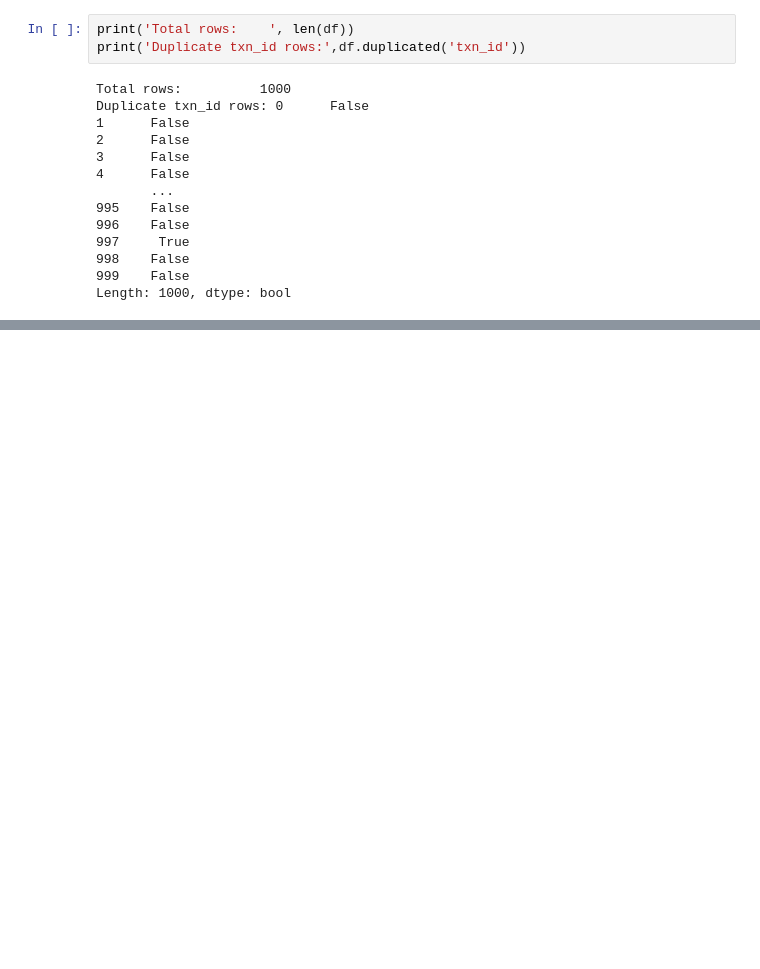
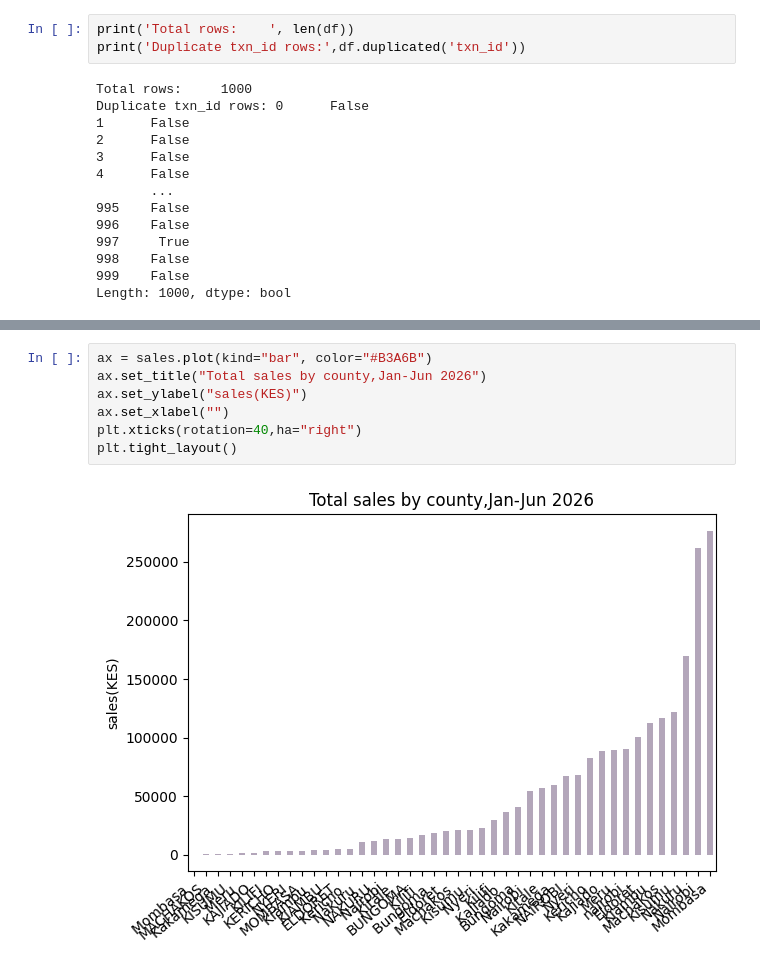
Before and after one commit to jwangui52-web/CDAV, a Jupyter notebook: Pandas2.ipynb, the cells around one changed output, grey strips where cells are left out. Drawn from its saved outputs; the diff is of its cells as text; blank space fills up the shorter version.

```diff
--- a/Pandas2.ipynb
+++ b/Pandas2.ipynb
@@ -235,0 +278,9 @@ print('unique counties BEFORE cleaning')
+# %%
+ax = sales.plot(kind="bar", color="#B3A6B")
+ax.set_title("Total sales by county,Jan-Jun 2026")
+ax.set_ylabel("sales(KES)")
+ax.set_xlabel("")
+plt.xticks(rotation=40,ha="right")
+plt.tight_layout()
+# %% [output]
+[figure, added]
```
Also changed, not shown: parts of 12 cells of this notebook.
